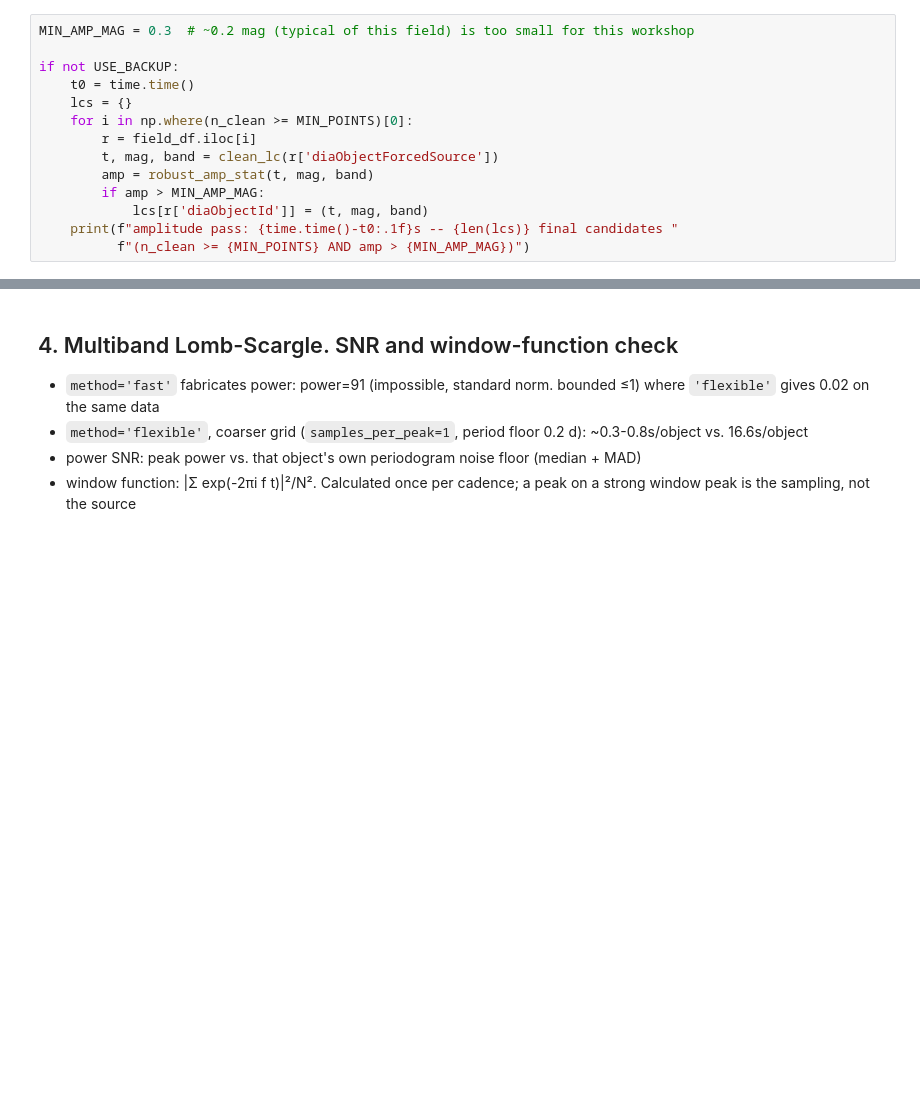
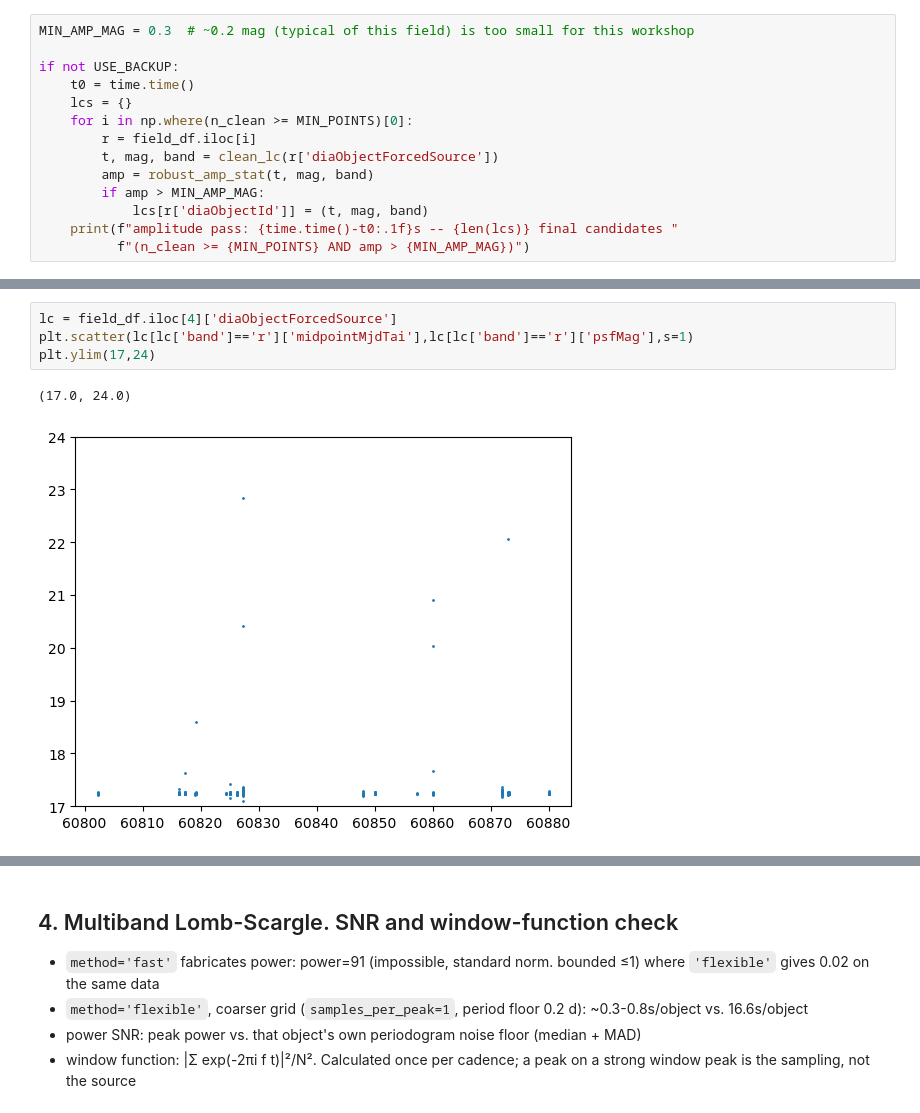
Before and after one commit to ShrRa/dp2_budapest_hands_on, a Jupyter notebook: 022_Varibility_executed.ipynb, the cells around one changed output, grey strips where cells are left out. Saved outputs shown, nothing was run; the diff lists cells and outputs as text; blank space fills up the shorter version.

```diff
--- a/022_Varibility_executed.ipynb
+++ b/022_Varibility_executed.ipynb
@@ -139,0 +157,7 @@ if not USE_BACKUP:
+# %%
+lc = field_df.iloc[4]['diaObjectForcedSource']
+plt.scatter(lc[lc['band']=='r']['midpointMjdTai'],lc[lc['band']=='r']['psfMag'],s=1)
+plt.ylim(17,24)
+# %% [output]
+(17.0, 24.0)
+[figure, added]
```
Also changed, not shown: parts of 15 cells of this notebook, 2 other files.
